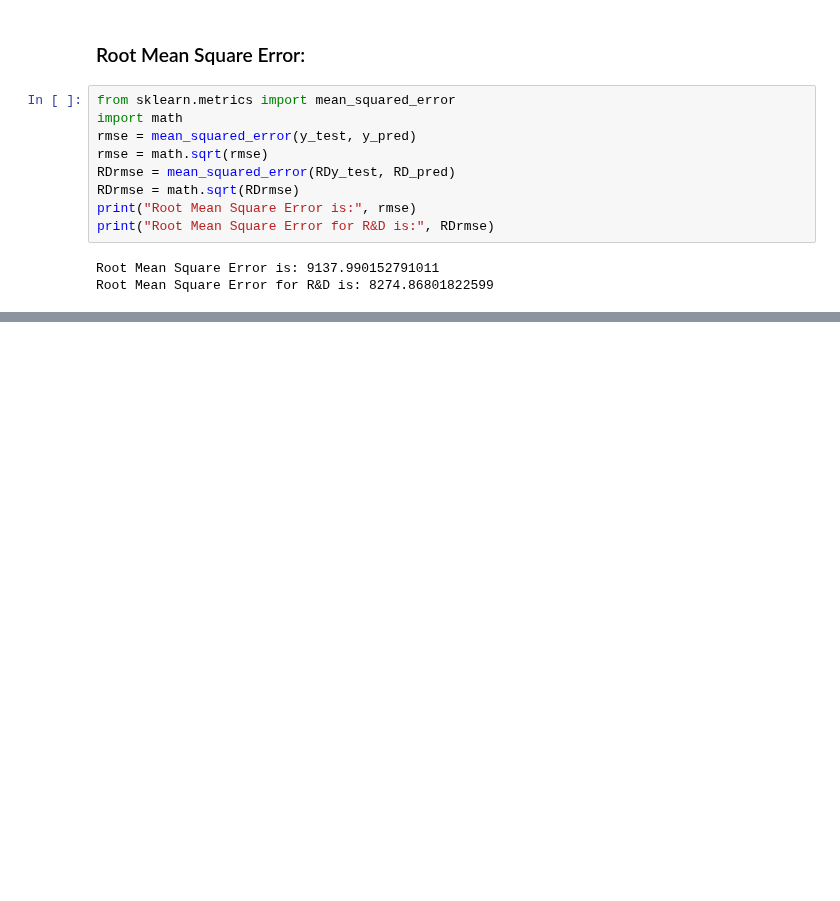
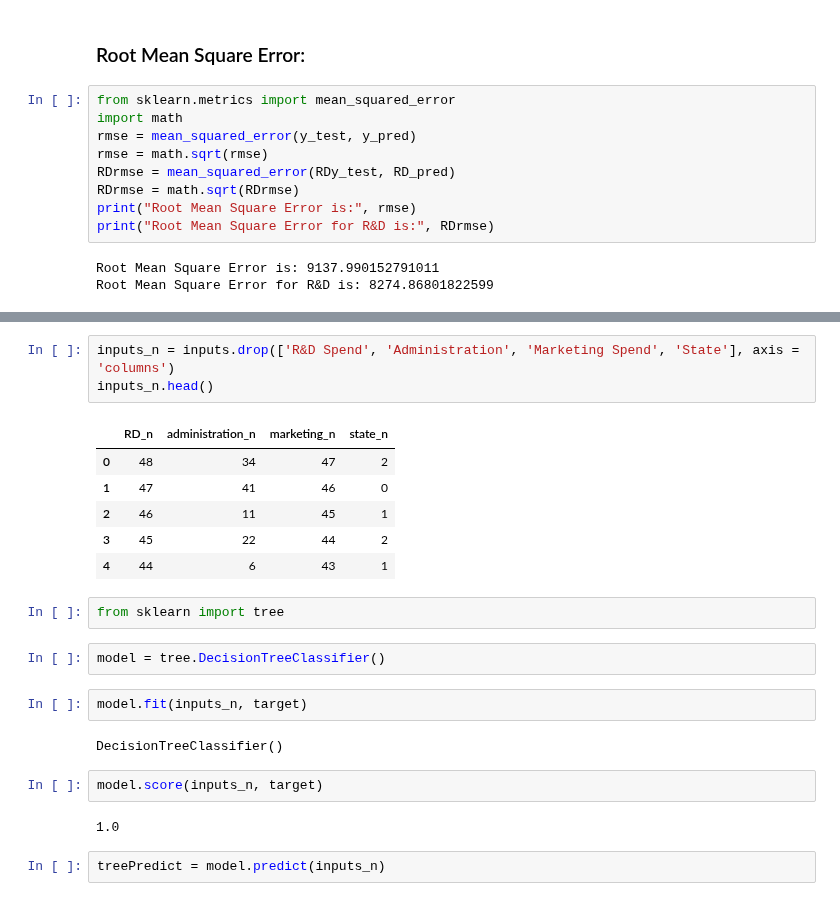
Before and after one commit to EdemBey/ML, a Jupyter notebook: line.ipynb, the cells around one changed output, grey strips where cells are left out. Drawn from its saved outputs; the diff is of its cells as text; blank space fills up the shorter version.

```diff
--- a/line.ipynb
+++ b/line.ipynb
@@ -292,0 +321,24 @@ Root Mean Square Error for R&D is: 8274.86801822599
+# %%
+inputs_n = inputs.drop(['R&D Spend', 'Administration', 'Marketing Spend', 'State'], axis = 'columns')
+inputs_n.head()
+# %% [output]
+|  | RD_n | administration_n | marketing_n | state_n |
+| 0 | 48 | 34 | 47 | 2 |
+| 1 | 47 | 41 | 46 | 0 |
+| 2 | 46 | 11 | 45 | 1 |
+| 3 | 45 | 22 | 44 | 2 |
+| 4 | 44 | 6 | 43 | 1 |
+# %%
+from sklearn import tree
+# %%
+model = tree.DecisionTreeClassifier()
+# %%
+model.fit(inputs_n, target)
+# %% [output]
+DecisionTreeClassifier()
+# %%
+model.score(inputs_n, target)
+# %% [output]
+1.0
+# %%
+treePredict = model.predict(inputs_n)
```
Also changed, not shown: parts of 7 cells of this notebook.
